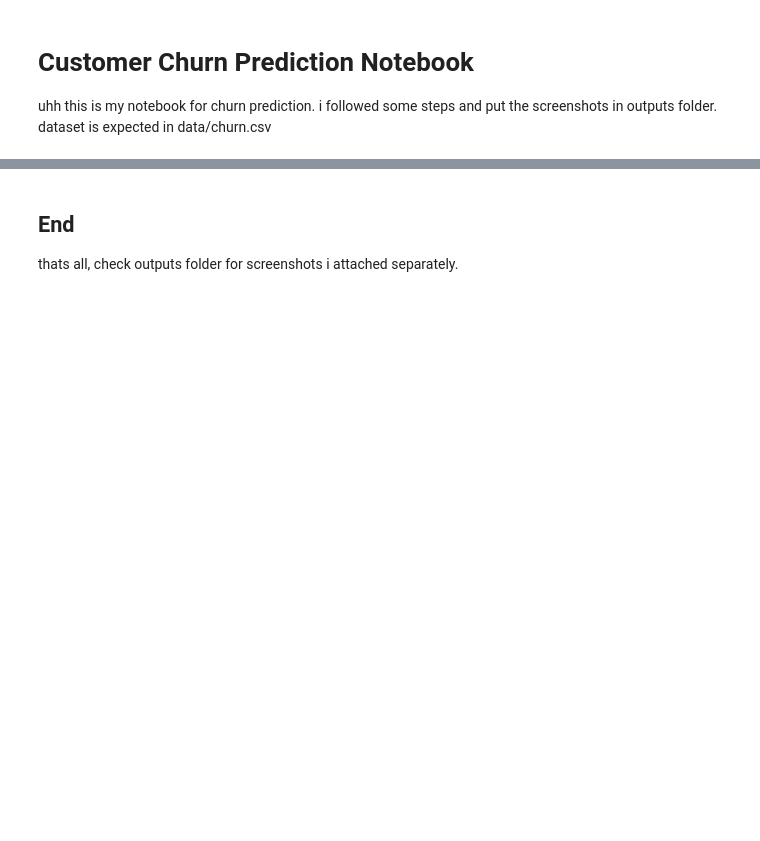
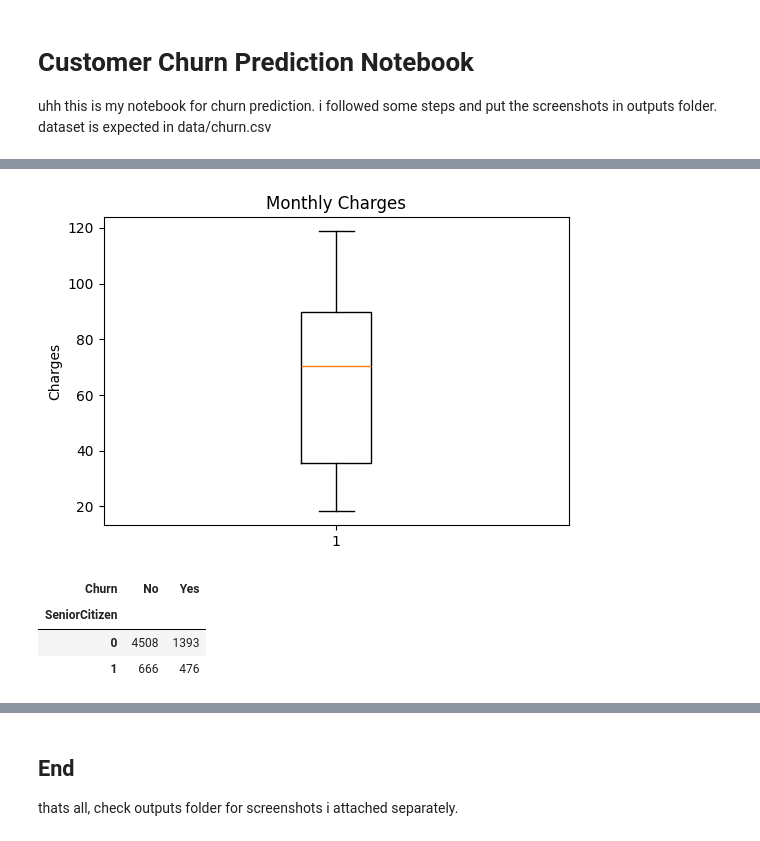
Before and after one commit to kuntlasrisahithi/customer-churn-prediction, a Jupyter notebook: churn_prediction.ipynb, the cells around one changed output, grey strips where cells are left out. Saved outputs shown, nothing was run; the diff lists cells and outputs as text; code cells hidden in the pictures; blank space fills up the shorter version.

```diff
--- a/churn_prediction.ipynb
+++ b/churn_prediction.ipynb
@@ -21,0 +147,23 @@ print(data.head())
+# %%
+# Box Plot of Monthly Charges
+
+plt.figure(figsize=(6,4))
+
+plt.boxplot(data["MonthlyCharges"])
+
+plt.title("Monthly Charges")
+
+plt.ylabel("Charges")
+
+plt.show()
+# %% [output]
+[figure, added]
+# %%
+# Churn by Senior Citizen
+
+pd.crosstab(data["SeniorCitizen"], data["Churn"])
+# %% [output]
+| Churn | No | Yes |
+| SeniorCitizen |  |  |
+| 0 | 4508 | 1393 |
+| 1 | 666 | 476 |
```
Also changed, not shown: parts of 28 cells of this notebook, 9 other files.
